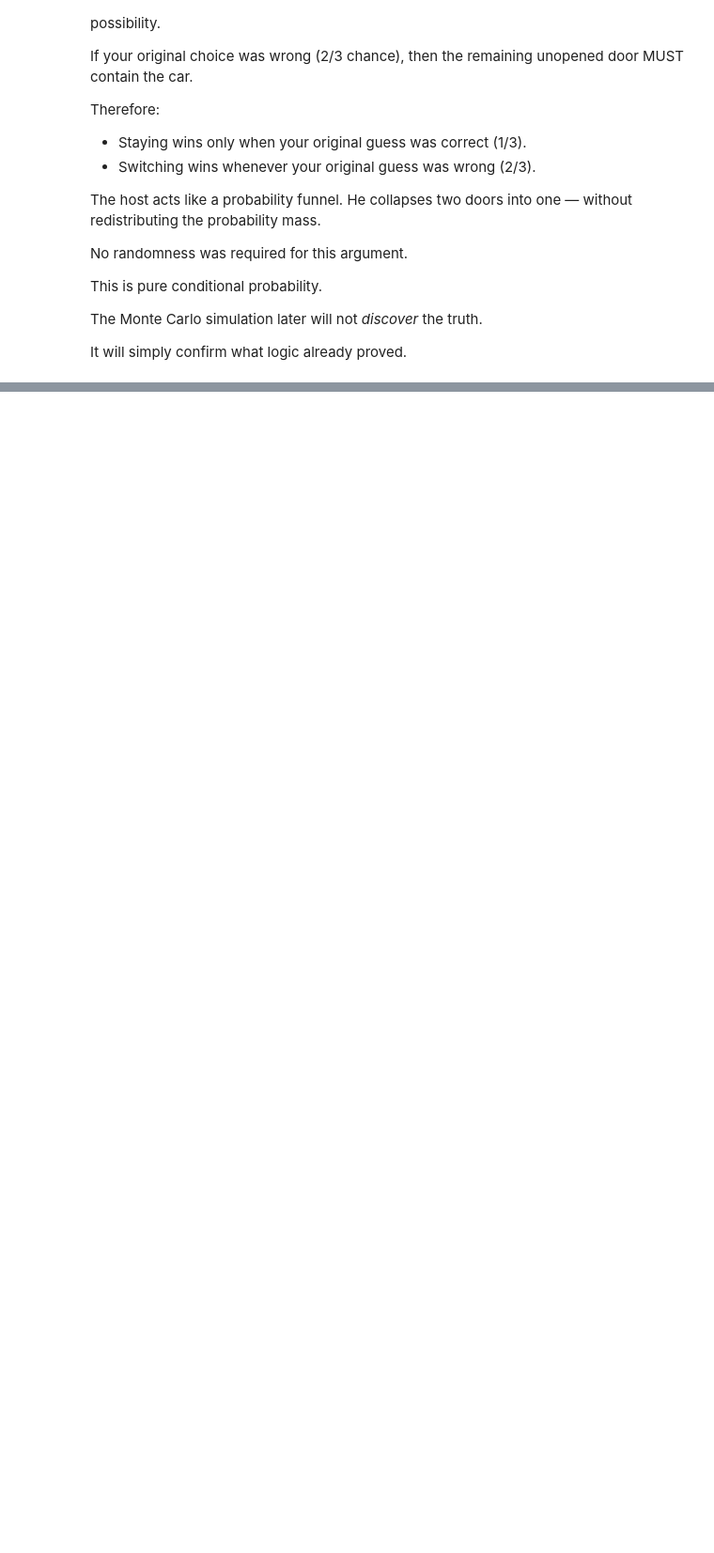
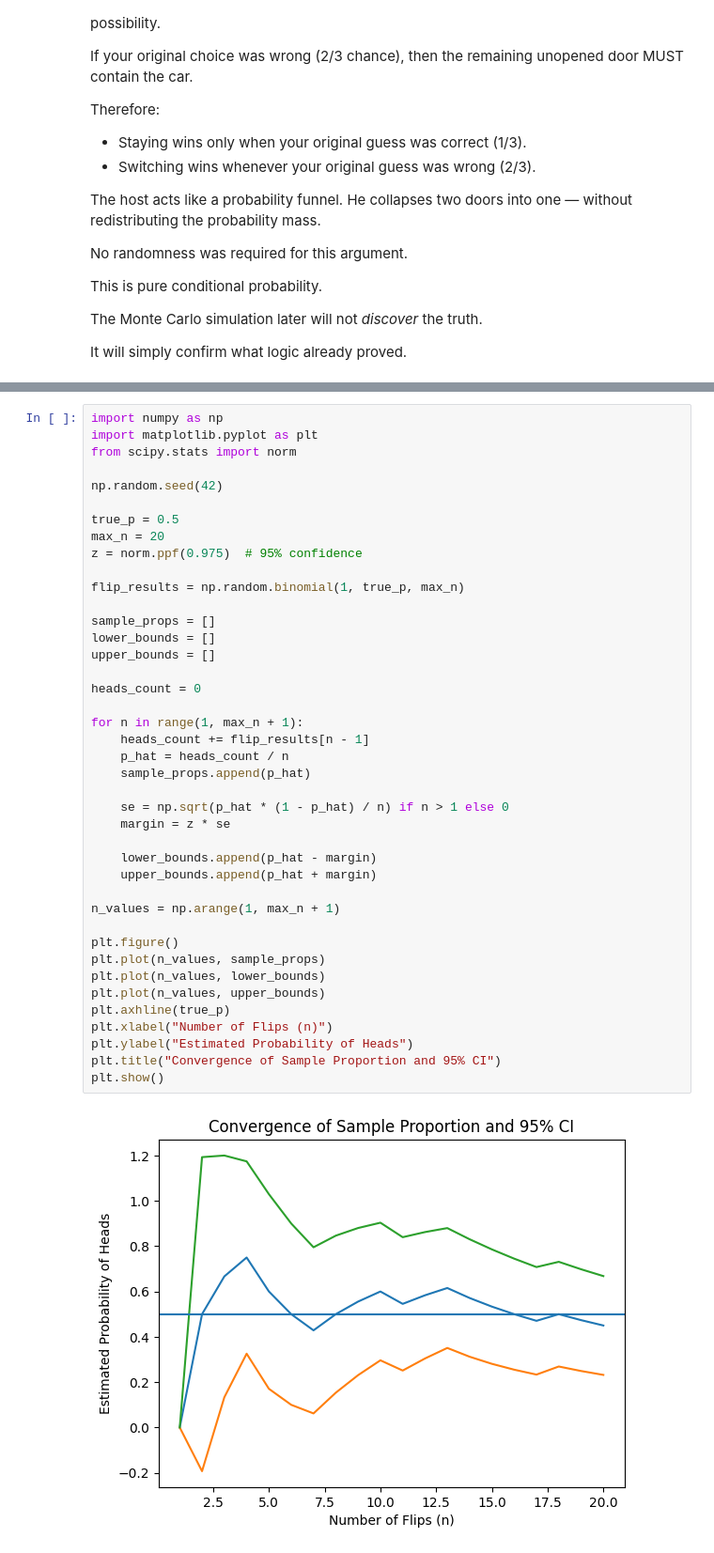
Before and after one commit to swosu/SwosuCsPythonExamples, a Jupyter notebook: Discrete_Structures/Ch07/monty_hall.ipynb, the cells around one changed output, grey strips where cells are left out. Shown at 94% size. Saved outputs shown, nothing was run; the diff lists cells and outputs as text; blank space fills up the shorter version.

```diff
--- a/Discrete_Structures/Ch07/monty_hall.ipynb
+++ b/Discrete_Structures/Ch07/monty_hall.ipynb
@@ -280,0 +499,43 @@ It will simply confirm what logic already proved.
+# %%
+import numpy as np
+import matplotlib.pyplot as plt
+from scipy.stats import norm
+
+np.random.seed(42)
+
+true_p = 0.5
+max_n = 20
+z = norm.ppf(0.975)  # 95% confidence
+
+flip_results = np.random.binomial(1, true_p, max_n)
+
+sample_props = []
+lower_bounds = []
+upper_bounds = []
+
+heads_count = 0
+
+for n in range(1, max_n + 1):
+    heads_count += flip_results[n - 1]
+    p_hat = heads_count / n
+    sample_props.append(p_hat)
+
+    se = np.sqrt(p_hat * (1 - p_hat) / n) if n > 1 else 0
+    margin = z * se
+
+    lower_bounds.append(p_hat - margin)
+    upper_bounds.append(p_hat + margin)
+
+n_values = np.arange(1, max_n + 1)
+
+plt.figure()
+plt.plot(n_values, sample_props)
+plt.plot(n_values, lower_bounds)
+plt.plot(n_values, upper_bounds)
+plt.axhline(true_p)
+plt.xlabel("Number of Flips (n)")
+plt.ylabel("Estimated Probability of Heads")
+plt.title("Convergence of Sample Proportion and 95% CI")
+plt.show()
+# %% [output]
+[figure, added]
```
Also changed, not shown: parts of 6 cells of this notebook.
